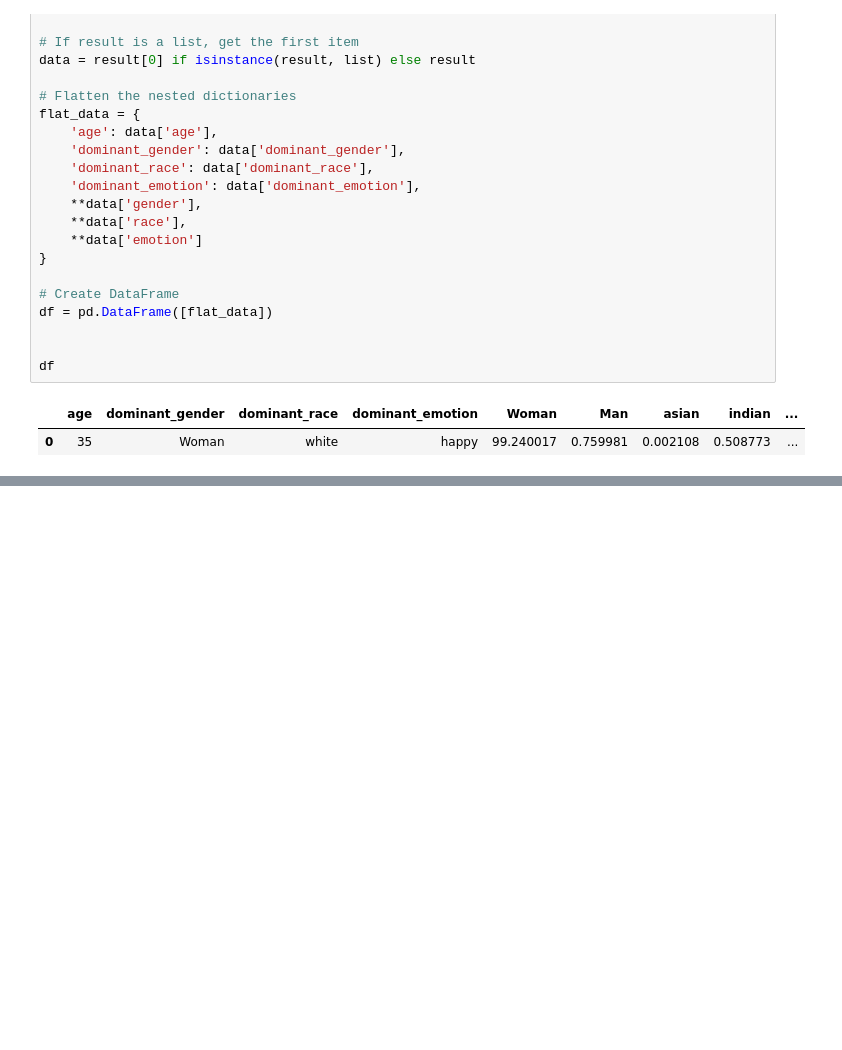
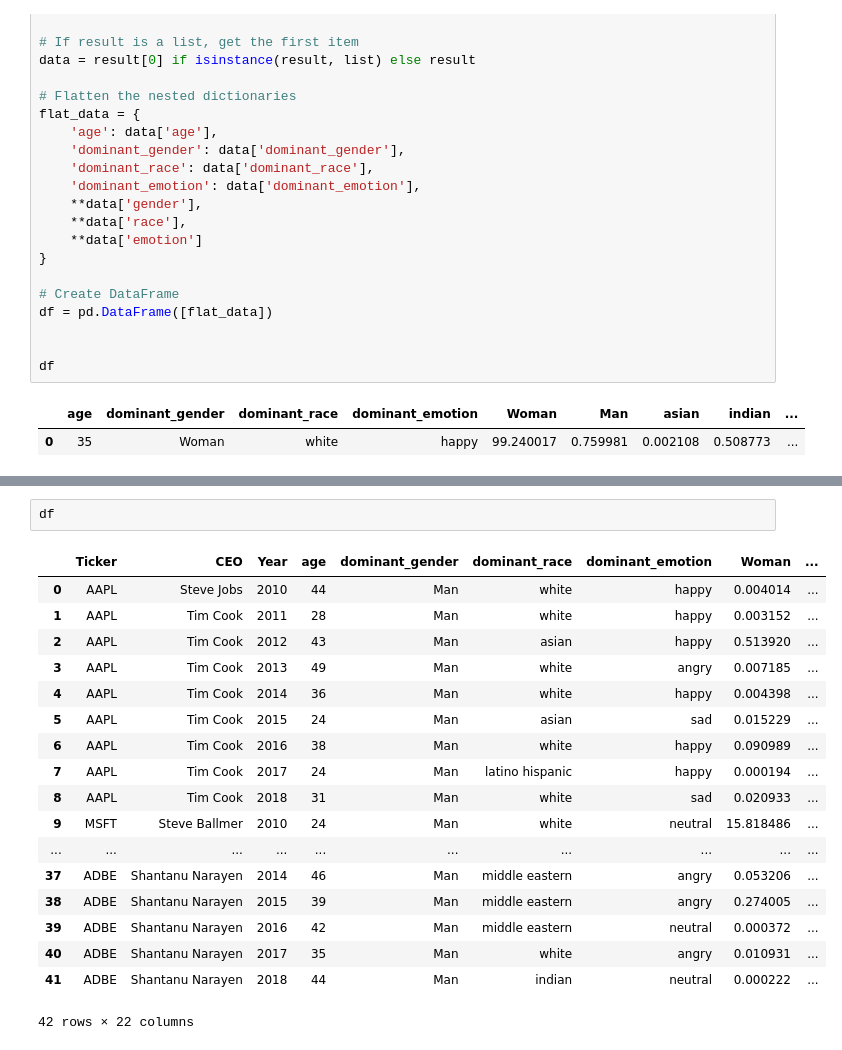
Before and after one commit to Tomwiddd/CEOPersonalities-, a Jupyter notebook: Photo Analyzer - Jesse.ipynb, the cells around one changed output, grey strips where cells are left out. Cells and saved outputs as stored; diff of their text form; blank space fills up the shorter version.

```diff
--- a/Photo Analyzer - Jesse.ipynb
+++ b/Photo Analyzer - Jesse.ipynb
@@ -97,0 +138,21 @@ print(df)
+# %%
+df
+# %% [output]
+|  | Ticker | CEO | Year | age | dominant_gender | dominant_race | dominant_emotion | Woman | ... |
+| 0 | AAPL | Steve Jobs | 2010 | 44 | Man | white | happy | 0.004014 | ... |
+| 1 | AAPL | Tim Cook | 2011 | 28 | Man | white | happy | 0.003152 | ... |
+| 2 | AAPL | Tim Cook | 2012 | 43 | Man | asian | happy | 0.513920 | ... |
+| 3 | AAPL | Tim Cook | 2013 | 49 | Man | white | angry | 0.007185 | ... |
+| 4 | AAPL | Tim Cook | 2014 | 36 | Man | white | happy | 0.004398 | ... |
+| 5 | AAPL | Tim Cook | 2015 | 24 | Man | asian | sad | 0.015229 | ... |
+| 6 | AAPL | Tim Cook | 2016 | 38 | Man | white | happy | 0.090989 | ... |
+| 7 | AAPL | Tim Cook | 2017 | 24 | Man | latino hispanic | happy | 0.000194 | ... |
+| 8 | AAPL | Tim Cook | 2018 | 31 | Man | white | sad | 0.020933 | ... |
+| 9 | MSFT | Steve Ballmer | 2010 | 24 | Man | white | neutral | 15.818486 | ... |
+| ... | ... | ... | ... | ... | ... | ... | ... | ... | ... |
+| 37 | ADBE | Shantanu Narayen | 2014 | 46 | Man | middle eastern | angry | 0.053206 | ... |
+| 38 | ADBE | Shantanu Narayen | 2015 | 39 | Man | middle eastern | angry | 0.274005 | ... |
+| 39 | ADBE | Shantanu Narayen | 2016 | 42 | Man | middle eastern | neutral | 0.000372 | ... |
+| 40 | ADBE | Shantanu Narayen | 2017 | 35 | Man | white | angry | 0.010931 | ... |
+| 41 | ADBE | Shantanu Narayen | 2018 | 44 | Man | indian | neutral | 0.000222 | ... |
+42 rows × 22 columns
```
Also changed, not shown: parts of 1 cell of this notebook, 1 other file.
